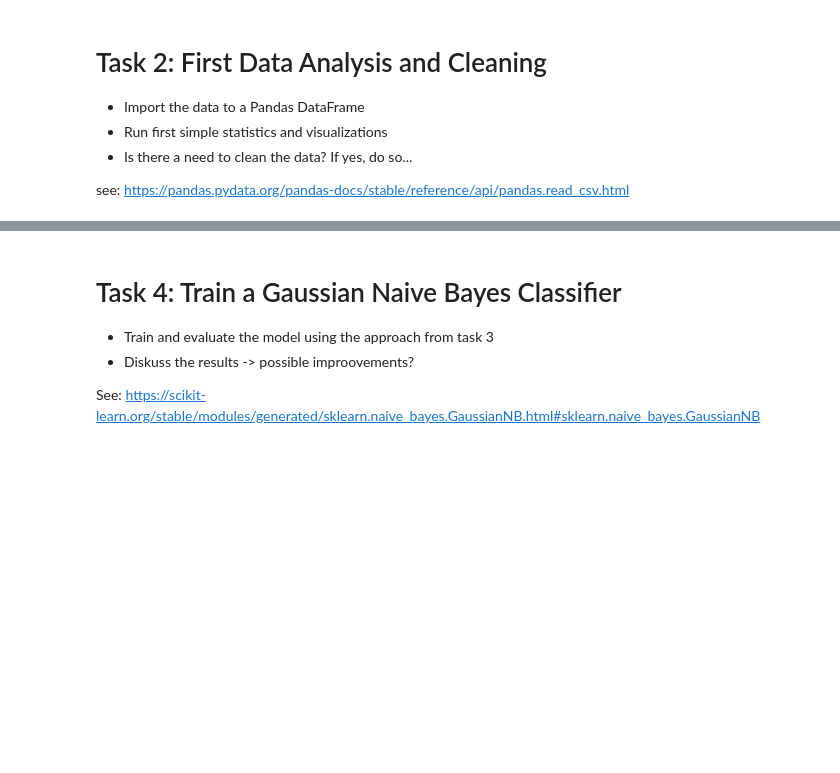
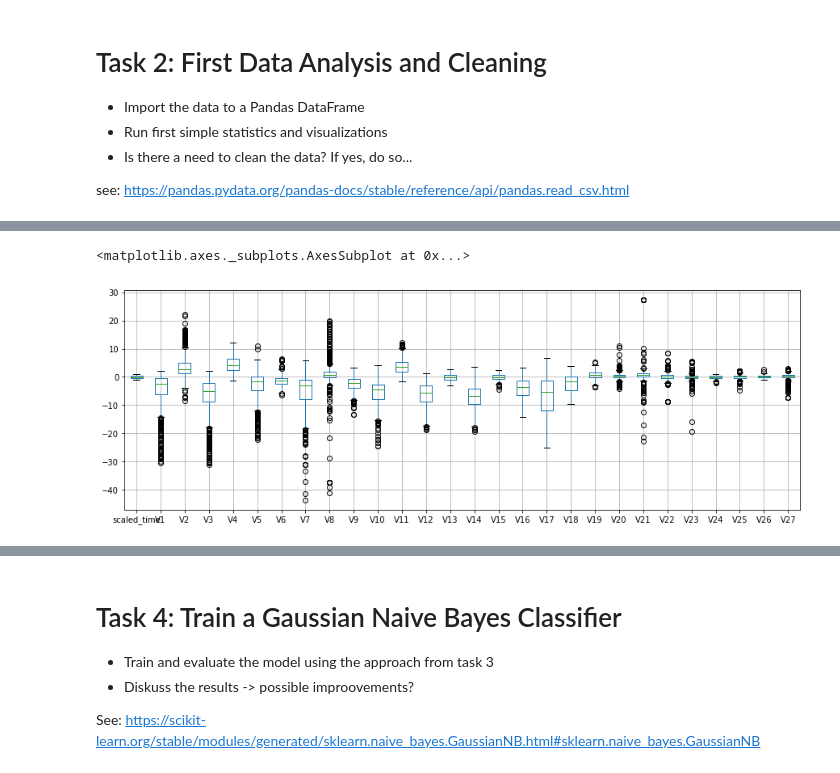
Before and after one commit to developeraakash/DataMining2020, a Jupyter notebook: week5/Assignment_1_fraud_detection.ipynb, the cells around one changed output, grey strips where cells are left out. Drawn from its saved outputs; the diff is of its cells as text; code cells hidden in the pictures; blank space fills up the shorter version.

```diff
--- a/week5/Assignment_1_fraud_detection.ipynb
+++ b/week5/Assignment_1_fraud_detection.ipynb
@@ -38,0 +44,16 @@ FileNotFoundError: File b'data.csv' does not exist
+# %%
+
+import pandas as pd
+import numpy as np
+from sklearn.preprocessing import StandardScaler, normalize, RobustScaler
+from sklearn.decomposition import PCA
+from sklearn.naive_bayes import GaussianNB
+import matplotlib as plt
+import matplotlib.pyplot as plt
+import seaborn as sns
+from sklearn.model_selection import train_test_split
+from sklearn.model_selection import StratifiedShuffleSplit
+from sklearn.model_selection import KFold, StratifiedKFold
+from sklearn.metrics import accuracy_score, recall_score, precision_recall_fscore_support
+
+A = pd.read_csv('creditcard.csv')
@@ -38,0 +83,21 @@ FileNotFoundError: File b'data.csv' does not exist
+# %%
+# RobustScaler is less prone to outliers.
+
+std_scaler = StandardScaler()
+rob_scaler = RobustScaler()
+
+A['scaled_amount'] = rob_scaler.fit_transform(A['Amount'].values.reshape(-1,1))
+A['scaled_time'] = rob_scaler.fit_transform(A['Time'].values.reshape(-1,1))
+
+A.drop(['Time','Amount'], axis=1, inplace=True)
+
+scaled_amount = A['scaled_amount']
+scaled_time = A['scaled_time']
+
+A.drop(['scaled_amount', 'scaled_time'], axis=1, inplace=True)
+A.insert(0, 'scaled_amount', scaled_amount)
+A.insert(1, 'scaled_time', scaled_time)
+
+# Amount and Time are Scaled!
+
+A.head()
@@ -38,0 +112,6 @@ FileNotFoundError: File b'data.csv' does not exist
+# %%
+#Boxplot for only Frauds
+A[A['Class']== 1].iloc[:,1:29].boxplot(figsize=(15,5))
+# %% [output]
+<matplotlib.axes._subplots.AxesSubplot at 0x...>
+[figure, added]
```
Also changed, not shown: parts of 16 cells of this notebook.
